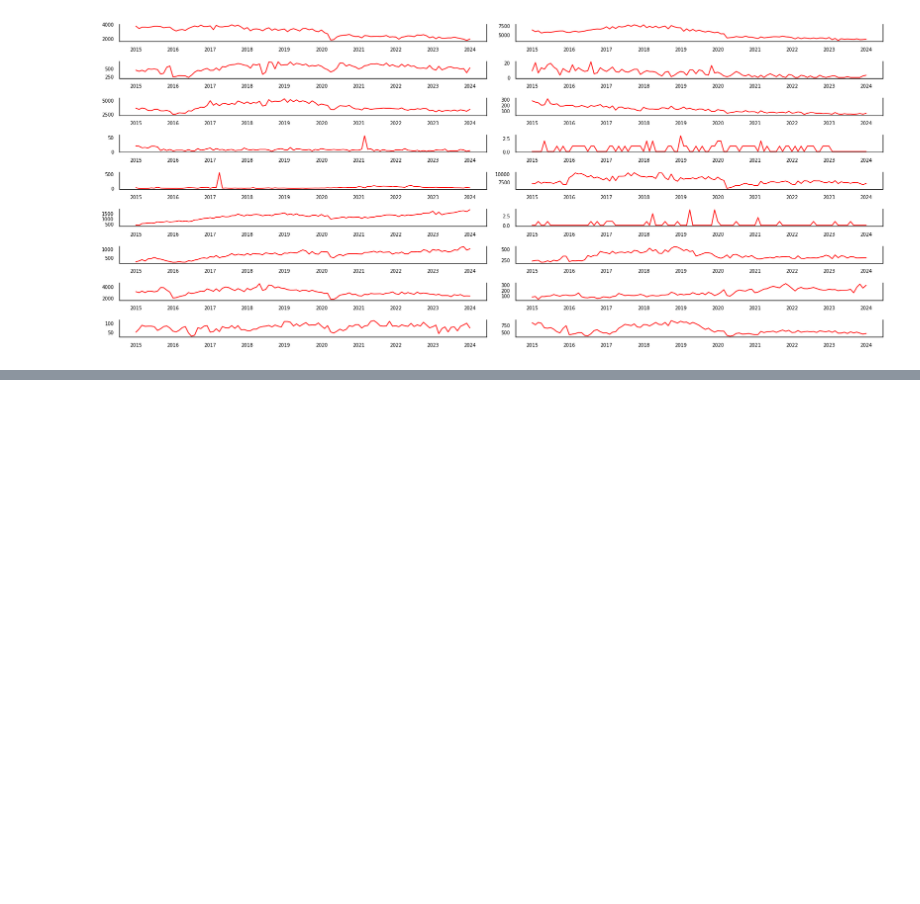
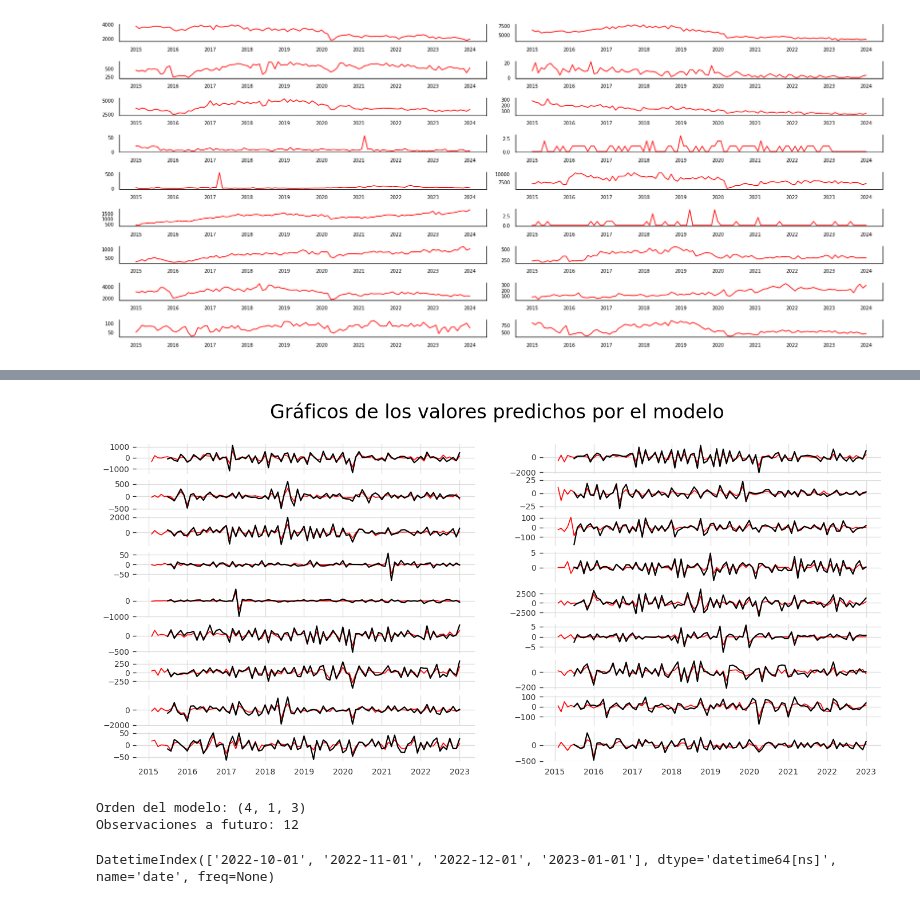
Before and after one commit to ymorfa/algoSeguros, a Jupyter notebook: notebooks/3.1-Seleccionar modelo.ipynb, the cells around one changed output, grey strips where cells are left out. Saved outputs shown, nothing was run; the diff lists cells and outputs as text; code cells hidden in the pictures; blank space fills up the shorter version.

Commit message:
modelo seleccionado

```diff
--- a/notebooks/3.1-Seleccionar modelo.ipynb
+++ b/notebooks/3.1-Seleccionar modelo.ipynb
@@ -363,0 +69,7 @@ array([nan, nan, nan, nan, nan, nan, nan, nan, nan, nan])
+# %%
+from statsmodels.tsa.api import VARMAX, VAR
+
+ar_model = ar_model = VAR(train_transformed)
+ar_model = ar_model.fit(maxlags=4, ic='aic')
+
+ar_residuals  = ar_model.resid
@@ -363,0 +103,6 @@ array([nan, nan, nan, nan, nan, nan, nan, nan, nan, nan])
+# %%
+ar_residuals_model = VAR(train_transformed)
+ar_residuals_model = ar_residuals_model.fit(maxlags=3, ic='aic')
+# %%
+y_fitted = ar_model.fittedvalues
+resid_fitted = ar_residuals_model.fittedvalues
@@ -363,0 +149,23 @@ array([nan, nan, nan, nan, nan, nan, nan, nan, nan, nan])
+# %%
+y_fitted = y_fitted[1:] + resid_fitted
+# %%
+fig, axes = plt.subplots(nrows=9, ncols=2, dpi=120, figsize=(14,6))
+fig.suptitle('Gráficos de los valores predichos por el modelo',fontsize=20)
+for i, ax in enumerate(axes.flatten()):
+    data = train_transformed[train_transformed.columns[i]]
+    ax.plot(data, color='red', linewidth=1)
+    ax.plot(y_fitted.iloc[:,i])
+plt.show()
+# %% [output]
+[figure, added]
+# %%
+p_order = ar_model.k_ar
+d_order = 1
+q_order = ar_residuals_model.k_ar
+n_obs = test_transformed.shape[0]
+
+print('Orden del modelo:', (p_order, d_order, q_order))
+print('Observaciones a futuro:', n_obs)
+# %% [output]
+Orden del modelo: (4, 1, 3)
+Observaciones a futuro: 12
@@ -363,0 +178,4 @@ array([nan, nan, nan, nan, nan, nan, nan, nan, nan, nan])
+# %%
+input_data_index
+# %% [output]
+DatetimeIndex(['2022-10-01', '2022-11-01', '2022-12-01', '2023-01-01'], dtype='datetime64[ns]', name='date', freq=None)
```
Also changed, not shown: parts of 58 cells of this notebook, 5 other files.
